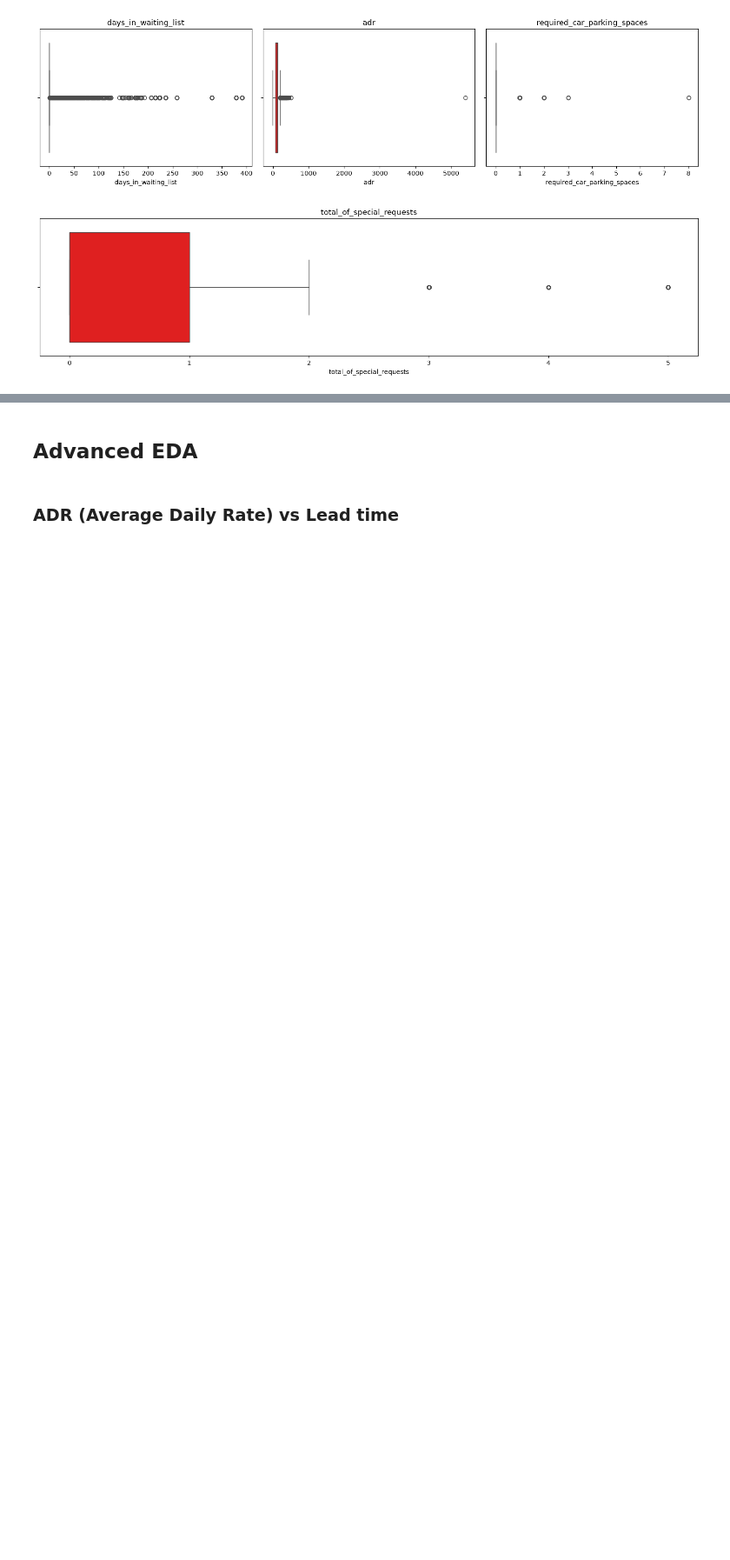
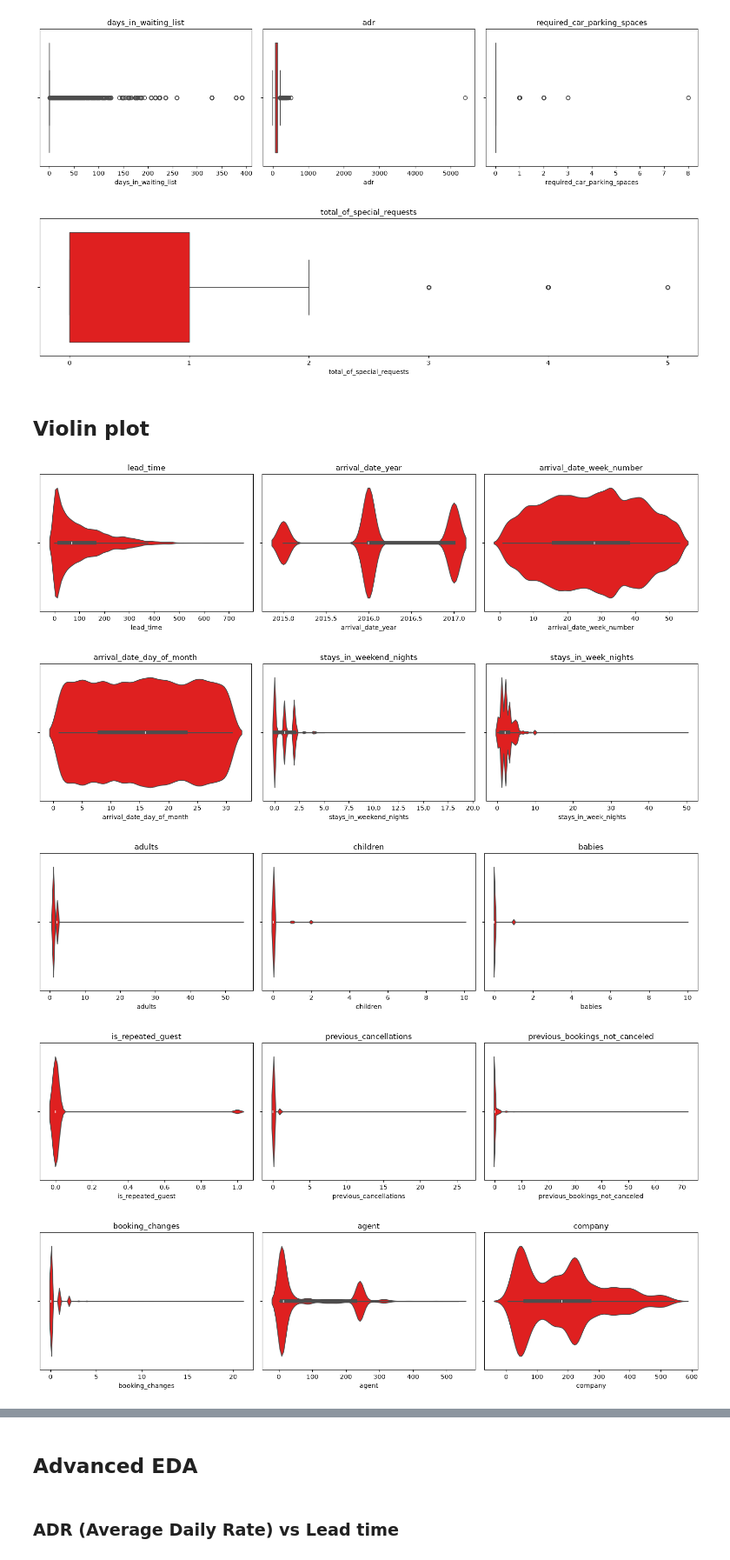
Before and after one commit to ravindutw/hotel-booking-cancellation-prediction, a Jupyter notebook: notebooks/EDA.ipynb, the cells around one changed output, grey strips where cells are left out. Shown at 87% size. Cells and saved outputs as stored; diff of their text form; code cells hidden in the pictures; blank space fills up the shorter version.

```diff
--- a/notebooks/EDA.ipynb
+++ b/notebooks/EDA.ipynb
@@ -171,3 +161,31 @@ for start in range(0, len(box_plt_cols), n_cols):
 [figure]
 [figure]
 [figure]
+# %% [markdown]
+## Violin plot
+# %%
+box_plt_cols = numerical_cols[1:]
+
+n_cols = 3
+
+for start in range(0, len(box_plt_cols), n_cols):
+    cols = box_plt_cols[start:start + n_cols]
+
+    fig, axes = plt.subplots(1, len(cols), figsize=(15, 4))
+
+    axes = np.atleast_1d(axes)
+
+    for ax, col in zip(axes, cols):
+        sns.violinplot(x=df[col], color='red', ax=ax)
+        ax.set_title(col)
+
+    plt.tight_layout()
+    plt.show()
+
+    plt.close(fig)
+# %% [output]
+[figure, added]
+[figure, added]
+[figure, added]
+[figure, added]
+[figure, added]
```
Also changed, not shown: parts of 5 cells of this notebook, 1 other file.
